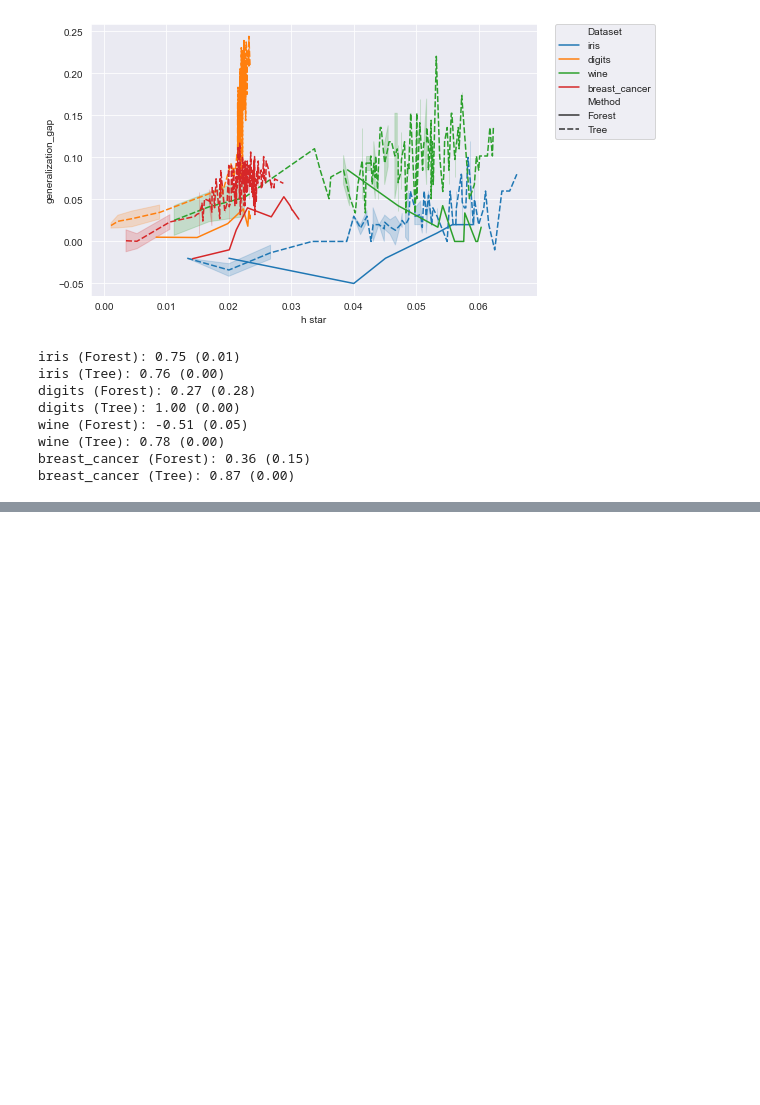
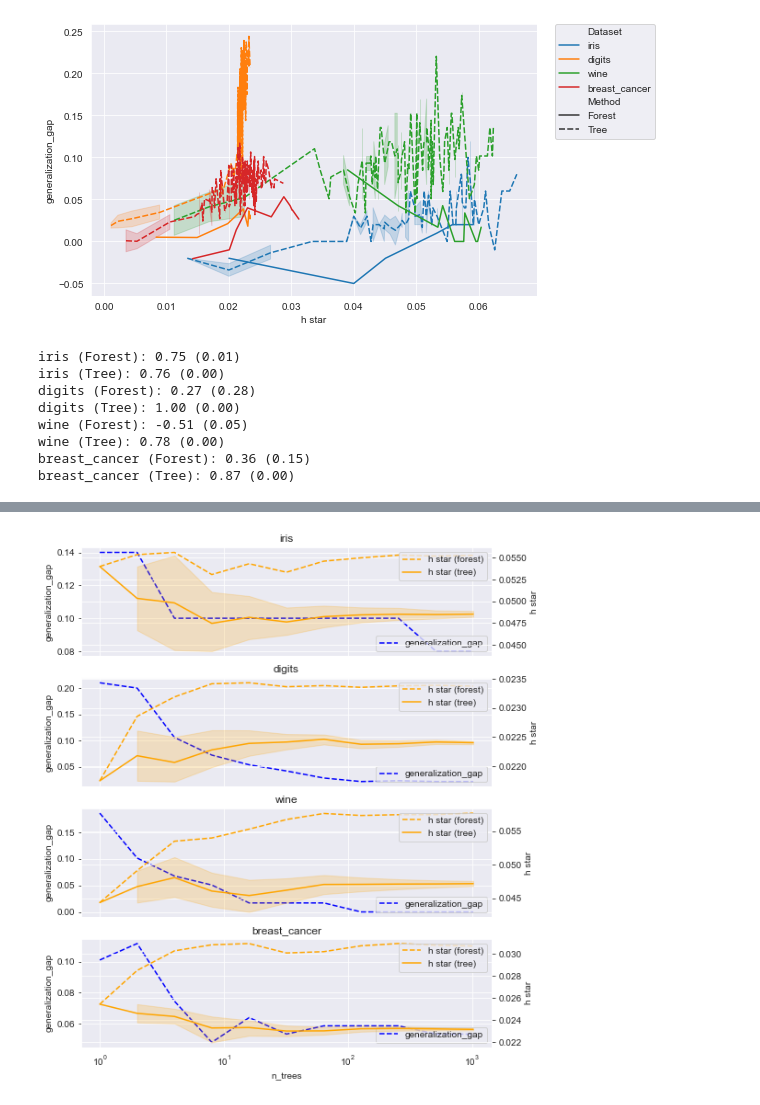
Before and after one commit to rflperry/double_descent, a Jupyter notebook: notebooks/hstar_exploration.ipynb, the cells around one changed output, grey strips where cells are left out. Drawn from its saved outputs; the diff is of its cells as text; code cells hidden in the pictures; blank space fills up the shorter version.

Commit message:
hstar 4 datasets

```diff
--- a/notebooks/hstar_exploration.ipynb
+++ b/notebooks/hstar_exploration.ipynb
@@ -278,0 +325,44 @@ breast_cancer (Tree): 0.87 (0.00)
+# %%
+df = pd.DataFrame(df_mat, columns=columns)
+df['generalization_gap'] = df['test_error'] - df['train_error']
+# %%
+sns.set_style('darkgrid')
+fig, axes = plt.subplots(4, 1, figsize=(8, 10), sharex=True)
+
+for ax, dataset in zip(axes, df['Dataset'].unique()):
+    df_temp = df[df['Dataset'] == dataset]
+    df_forest = df_temp[df_temp['Method'] == 'Forest']
+    df_trees = df_temp[df_temp['Method'] == 'Tree']
+    # sns.lineplot(data=df_temp, x='n_trees', y='train_error', ax=ax, label='train_error', legend=False)
+    # sns.lineplot(data=df_temp, x='n_trees', y='test_error', ax=ax, label='test_error', legend=False)
+    sns.lineplot(data=df_forest, x='n_trees', y='generalization_gap', ax=ax, color='blue', label='generalization_gap', legend=False)
+    ax.lines[0].set_linestyle("--")
+    # sns.lineplot(data=df_trees, x='n_trees', y='generalization_gap', ax=ax, color='blue', label='generalization_gap (tree)', legend=False)
+
+    ax2 = ax.twinx()
+    sns.lineplot(data=df_forest, x='n_trees', y='h star', ax=ax2, color='orange', label='h star (forest)', legend=False)
+    ax2.lines[0].set_linestyle("--")
+    sns.lineplot(data=df_trees, x='n_trees', y='h star', ax=ax2, color='orange', label='h star (tree)', legend=False)
+
+    ax.set_xscale('log')
+    # ax.figure.legend()
+    ax.legend(loc='lower right')
+    ax2.legend(loc='upper right')
+    ax.set_title(dataset)
+    # ax.set_yscale('symlog')
+    # ax2.figure.legend(loc='upper left', bbox_to_anchor=(1.03, 1.02))
+# plt.legend(loc='upper left', bbox_to_anchor=(1.03, 1.02))
+plt.show()
+# for ax, y in zip(axes[:-1], ['h star', 'generalization_gap']):
+#     sns.lineplot(data=df, x='n_trees', y=y, ax=ax, hue='Dataset', style='Method')
+#     ax.legend(loc='upper left', bbox_to_anchor=(1.03, 1.02))
+#     ax.set_xscale('log')
+#     # ax.set_yscale('symlog')
+
+# ax = axes[-1]
+# for y in ['test_error', 'train_error']:
+#     sns.lineplot(data=df, x='n_trees', y=y, ax=ax, hue='Dataset', style='Method')
+# ax.legend(loc='upper left', bbox_to_anchor=(1.03, 1.02))
+# ax.set_xscale('log')
+# %% [output]
+[figure, added]
```
Also changed, not shown: parts of 3 cells of this notebook.
